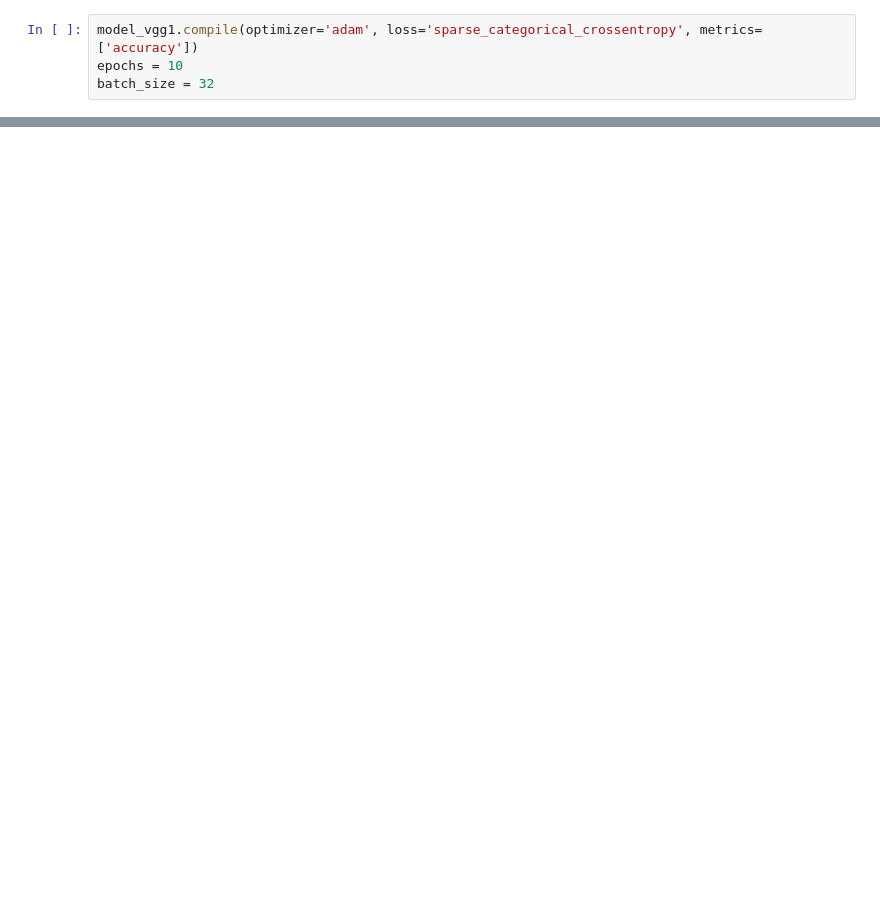
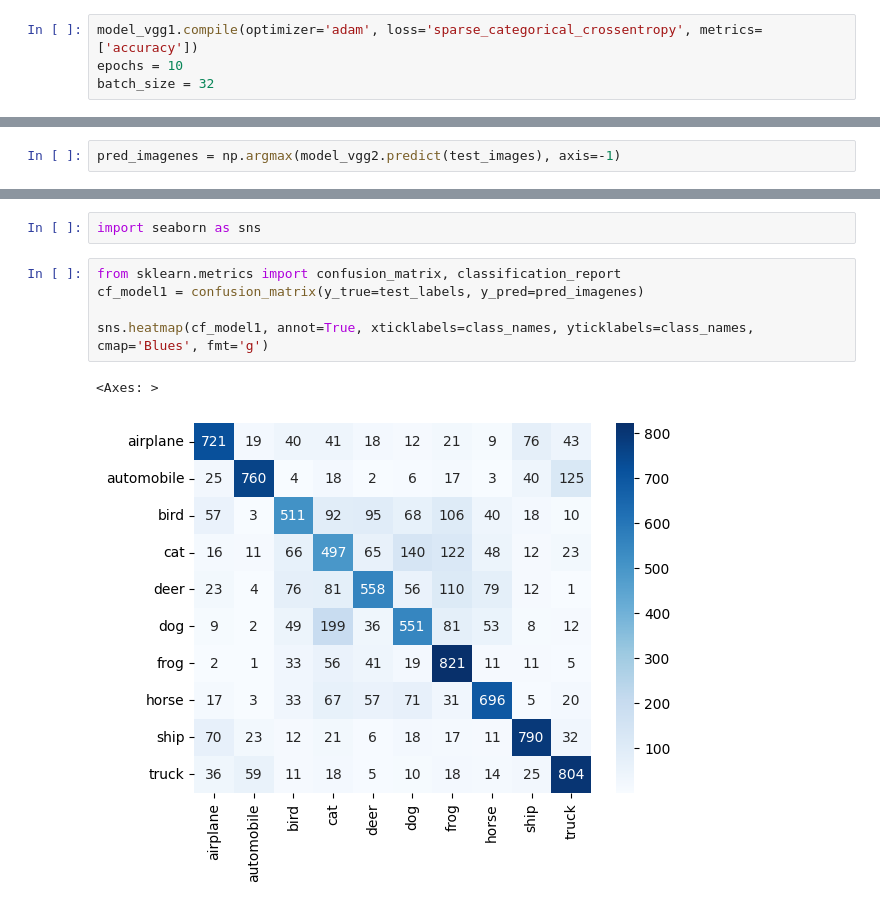
Before and after one commit to Lizeth058/BIT_BootcampIA, a Jupyter notebook: S11_C4_Intro_CNN_CF10.ipynb, the cells around one changed output, grey strips where cells are left out. Drawn from its saved outputs; the diff is of its cells as text; blank space fills up the shorter version.

```diff
--- a/S11_C4_Intro_CNN_CF10.ipynb
+++ b/S11_C4_Intro_CNN_CF10.ipynb
@@ -126,0 +250,2 @@ Epoch 3/10
+# %%
+pred_imagenes = np.argmax(model_vgg2.predict(test_images), axis=-1)
@@ -126,0 +254,10 @@ Epoch 3/10
+# %%
+import seaborn as sns
+# %%
+from sklearn.metrics import confusion_matrix, classification_report
+cf_model1 = confusion_matrix(y_true=test_labels, y_pred=pred_imagenes)
+
+sns.heatmap(cf_model1, annot=True, xticklabels=class_names, yticklabels=class_names, cmap='Blues', fmt='g')
+# %% [output]
+<Axes: >
+[figure, added]
```
Also changed, not shown: parts of 22 cells of this notebook.
